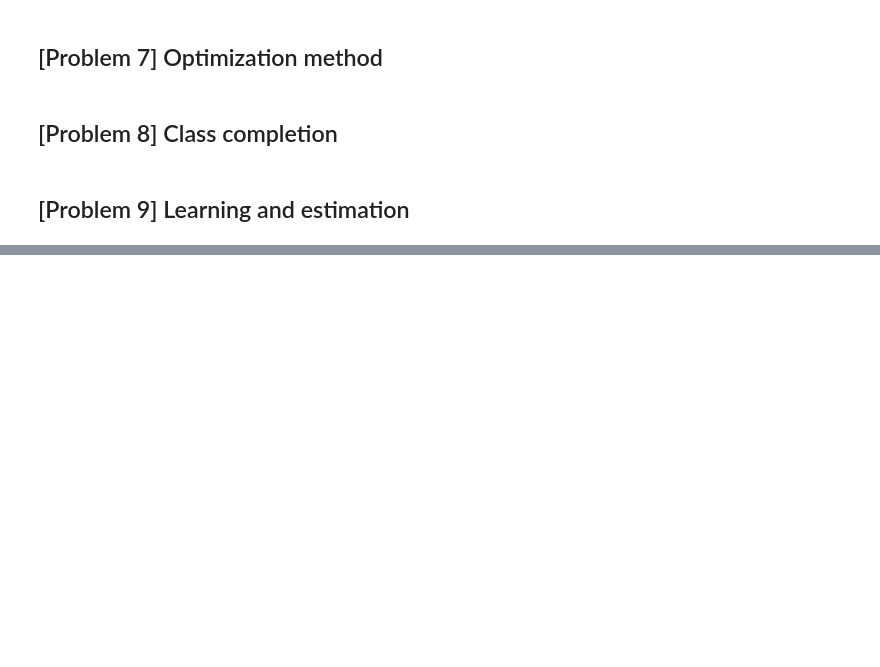
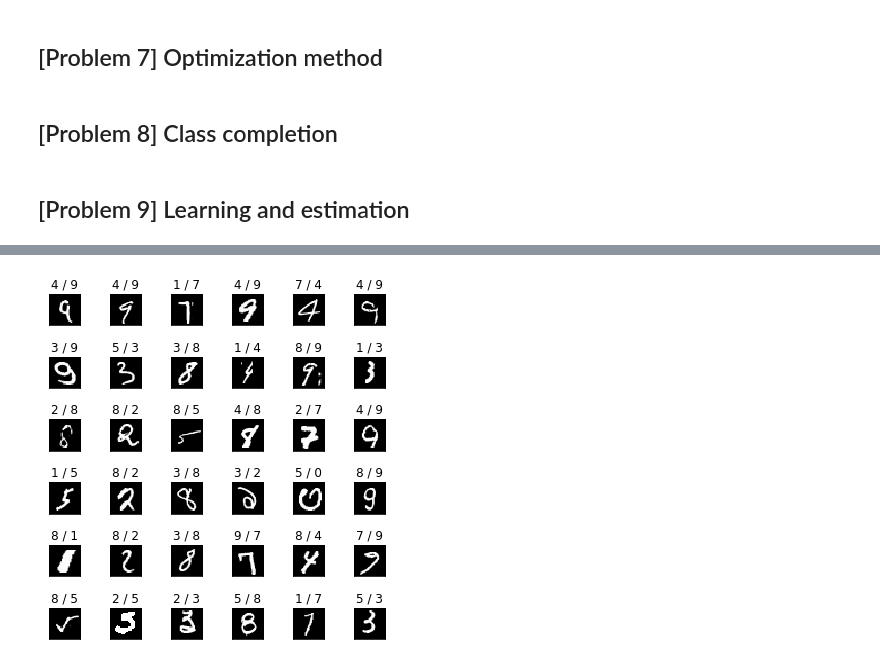
Before and after one commit to goriummaximum/diveintocode-ml, a Jupyter notebook: Sprints/sprint10-DNN/dnn.ipynb, the cells around one changed output, grey strips where cells are left out. Cells and saved outputs as stored; diff of their text form; code cells hidden in the pictures; blank space fills up the shorter version.

```diff
--- a/Sprints/sprint10-DNN/dnn.ipynb
+++ b/Sprints/sprint10-DNN/dnn.ipynb
@@ -376,0 +410,22 @@ class ScratchDeepNeuralNetrowkClassifier():
+# %%
+def draw_fault(y_pred, y_val):
+    """
+    Display word classification results side by side. The display above the image is "estimated result / correct answer".
+    Parameters:
+    ----------
+    y_pred : Estimated ndarray (n_samples,)
+    y_val : Correct label of verification data (n_samples,)
+    X_val : Verification data features (n_samples, n_features)
+    """
+    num = 36 # How many to display
+
+    true_false = y_pred==y_val
+    false_list = np.where(true_false==False)[0].astype(np.int)
+    if false_list.shape[0] < num:
+        num = false_list.shape[0]
+    fig = plt.figure(figsize=(6, 6))
+    fig.subplots_adjust(left=0, right=0.8,  bottom=0, top=0.8, hspace=1, wspace=0.5)
+    for i in range(num):
+        ax = fig.add_subplot(6, 6, i + 1, xticks=[], yticks=[])
+        ax.set_title("{} / {}".format(y_pred[false_list[i]],y_val[false_list[i]]))
+        ax.imshow(X_val.reshape(-1,28,28)[false_list[i]], cmap='gray')
@@ -376,0 +450,2 @@ class ScratchDeepNeuralNetrowkClassifier():
+# %%
+y_pred = dnn3_1.predict(X_val)
@@ -376,0 +463,4 @@ class ScratchDeepNeuralNetrowkClassifier():
+# %%
+draw_fault(y_pred, np.argmax(y_val, axis=1))
+# %% [output]
+[figure, added]
```
Also changed, not shown: parts of 13 cells of this notebook.
